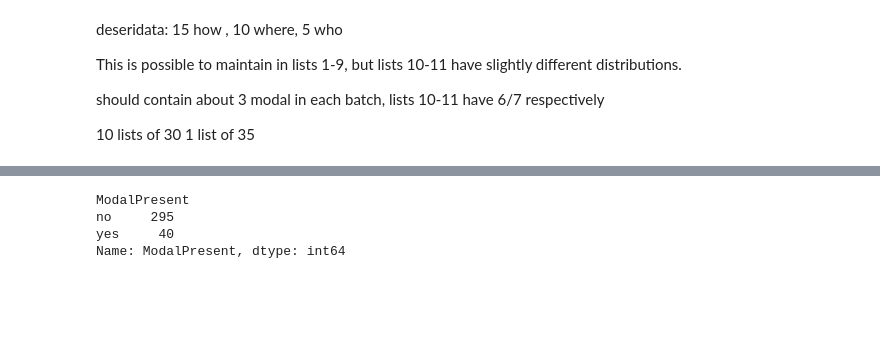
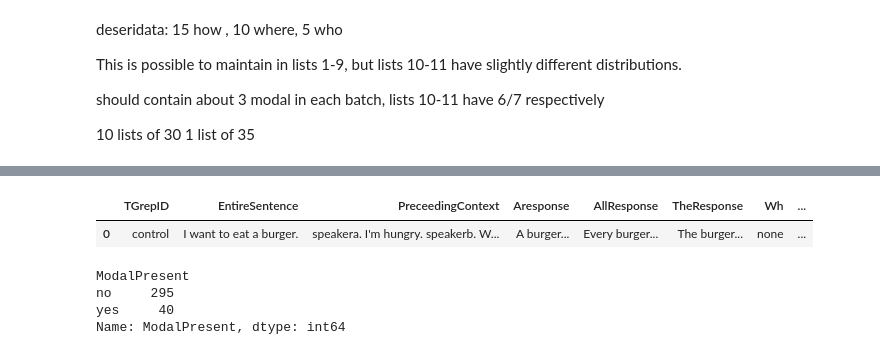
Before and after one commit to mcmoyer11/whquestions-tgrep2, a Jupyter notebook: corpus/analysis/sample_generator.ipynb, the cells around one changed output, grey strips where cells are left out. Cells and saved outputs as stored; diff of their text form; code cells hidden in the pictures; blank space fills up the shorter version.

```diff
--- a/corpus/analysis/sample_generator.ipynb
+++ b/corpus/analysis/sample_generator.ipynb
@@ -369,0 +208,2 @@ len(df_final)
+# %%
+controls = controls[["TGrepID","EntireSentence","PreceedingContext","Wh","ModalPresent","AResponse","AllResponse","TheResponse"]]
@@ -370,3 +225,8 @@ len(df_final)
+# %%
+controls.head(1)
+# %% [output]
+|  | TGrepID | EntireSentence | PreceedingContext | Aresponse | AllResponse | TheResponse | Wh | ... |
+| 0 | control | I want to eat a burger. | speakera. I'm hungry. speakerb. W... | A burger... | Every burger... | The burger... | none | ... |
 # %%
 df_final.groupby(["ModalPresent"])["ModalPresent"].count()
 # %% [output]
```
Also changed, not shown: parts of 65 cells of this notebook, 1 other file.
